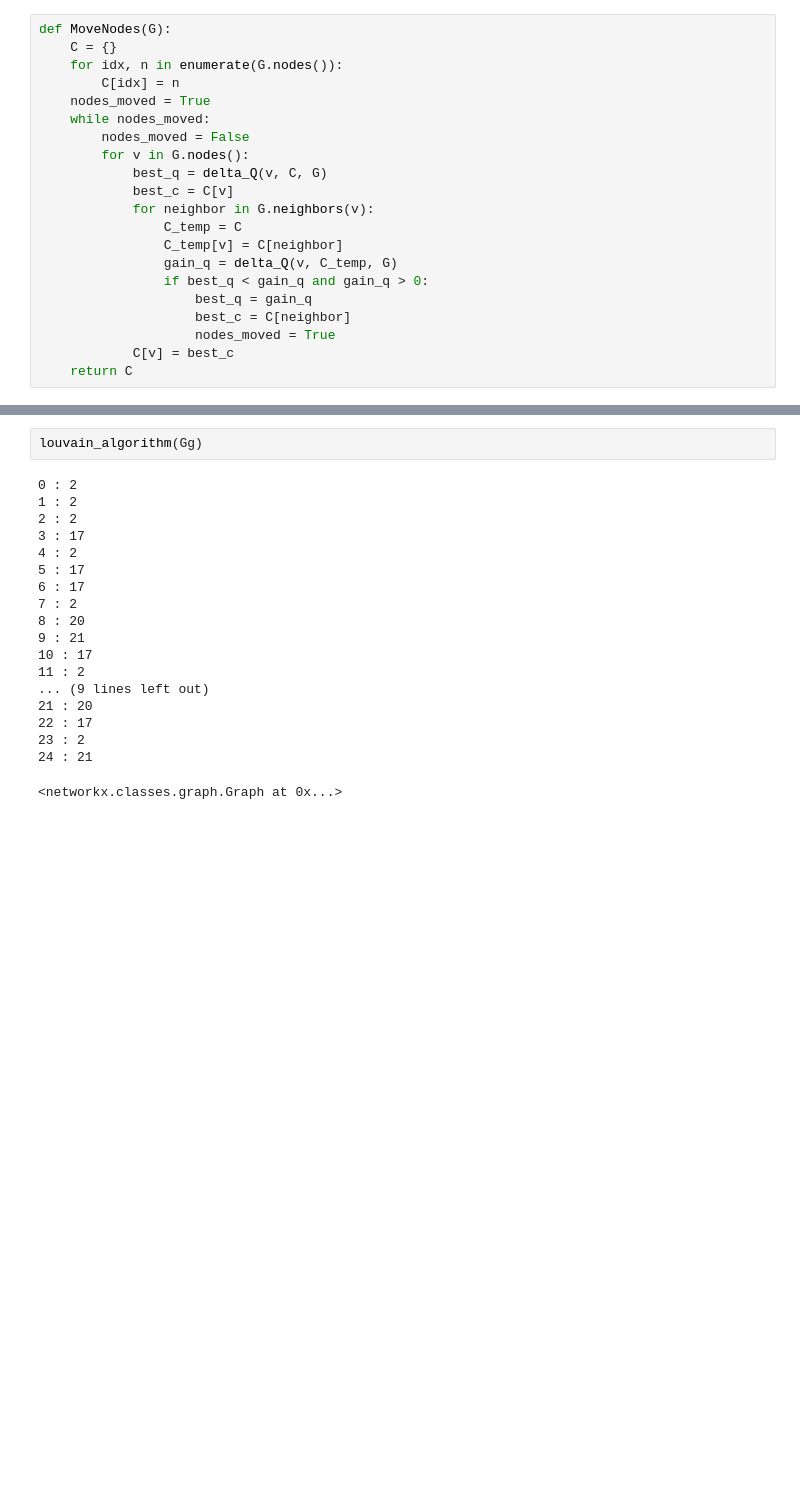
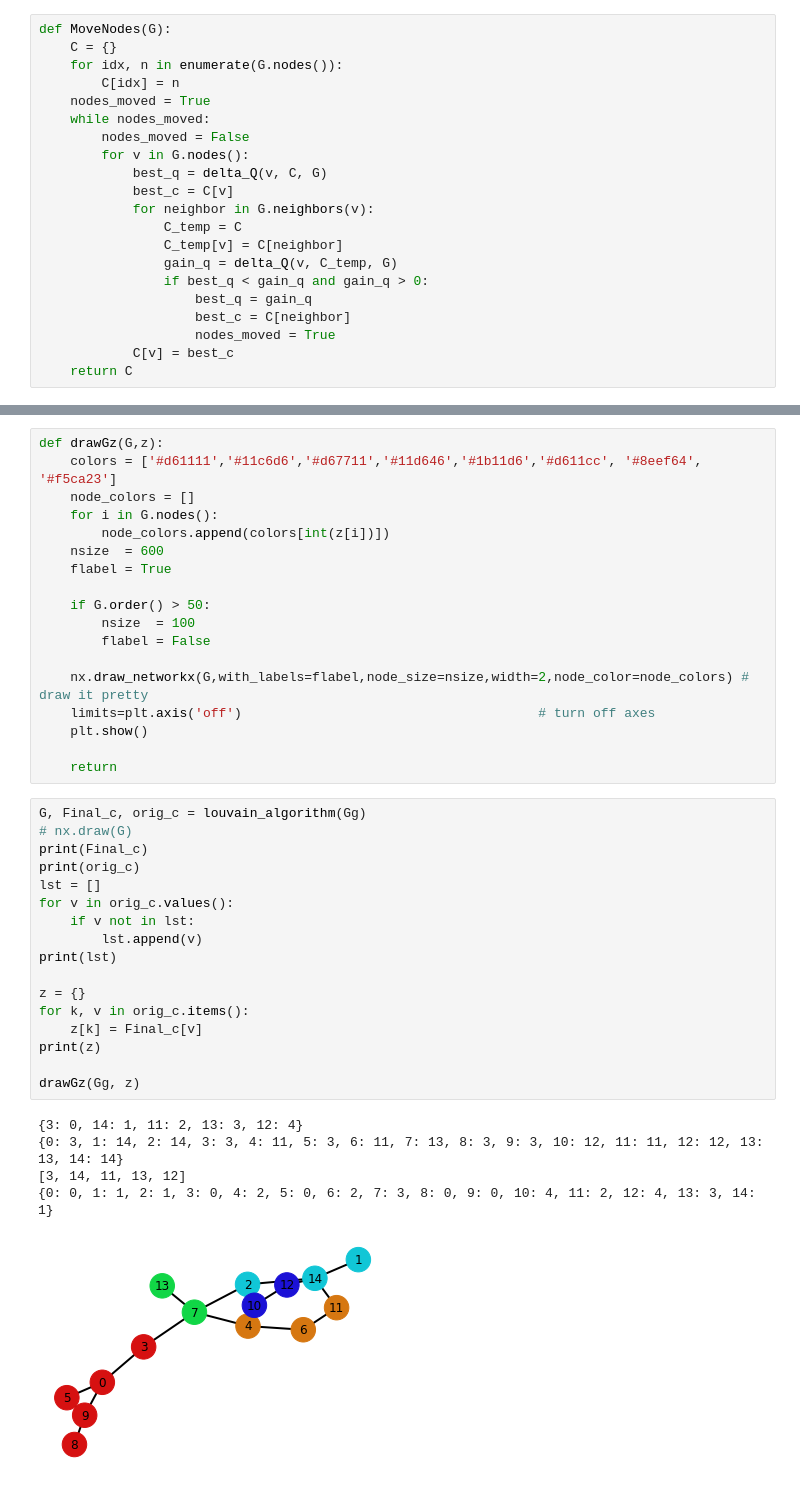
Before and after one commit to Chernide/CSCI5454-Project, a Jupyter notebook: Data Exploration.ipynb, the cells around one changed output, grey strips where cells are left out. Cells and saved outputs as stored; diff of their text form; blank space fills up the shorter version.

```diff
--- a/Data Exploration.ipynb
+++ b/Data Exploration.ipynb
@@ -143,21 +167,41 @@ plt.show(nx.draw(Gg))
-# %%
-louvain_algorithm(Gg)
-# %% [output]
-0 : 2
-1 : 2
-2 : 2
-3 : 17
-4 : 2
-5 : 17
-6 : 17
-7 : 2
-8 : 20
-9 : 21
-10 : 17
-11 : 2
-... (9 lines left out)
-21 : 20
-22 : 17
-23 : 2
-24 : 21
-<networkx.classes.graph.Graph at 0x...>
+# %%
+def drawGz(G,z):
+    colors = ['#d61111','#11c6d6','#d67711','#11d646','#1b11d6','#d611cc', '#8eef64', '#f5ca23']
+    node_colors = []
+    for i in G.nodes():
+        node_colors.append(colors[int(z[i])])
+    nsize  = 600
+    flabel = True
+
+    if G.order() > 50:
+        nsize  = 100
+        flabel = False
+
+    nx.draw_networkx(G,with_labels=flabel,node_size=nsize,width=2,node_color=node_colors) # draw it pretty
+    limits=plt.axis('off')                                      # turn off axes
+    plt.show()
+
+    return
+# %%
+G, Final_c, orig_c = louvain_algorithm(Gg)
+# nx.draw(G)
+print(Final_c)
+print(orig_c)
+lst = []
+for v in orig_c.values():
+    if v not in lst:
+        lst.append(v)
+print(lst)
+
+z = {}
+for k, v in orig_c.items():
+    z[k] = Final_c[v]
+print(z)
+
+drawGz(Gg, z)
+# %% [output]
+{3: 0, 14: 1, 11: 2, 13: 3, 12: 4}
+{0: 3, 1: 14, 2: 14, 3: 3, 4: 11, 5: 3, 6: 11, 7: 13, 8: 3, 9: 3, 10: 12, 11: 11, 12: 12, 13: 13, 14: 14}
+[3, 14, 11, 13, 12]
+{0: 0, 1: 1, 2: 1, 3: 0, 4: 2, 5: 0, 6: 2, 7: 3, 8: 0, 9: 0, 10: 4, 11: 2, 12: 4, 13: 3, 14: 1}
+[figure, added]
```
Also changed, not shown: parts of 4 cells of this notebook.
